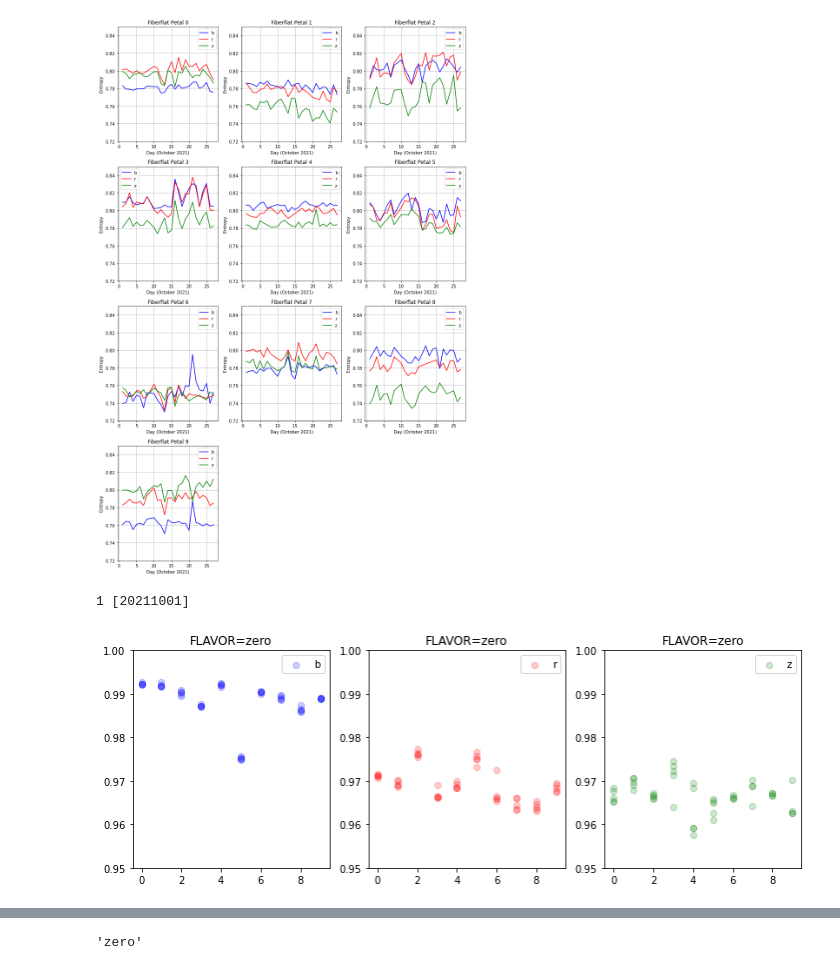
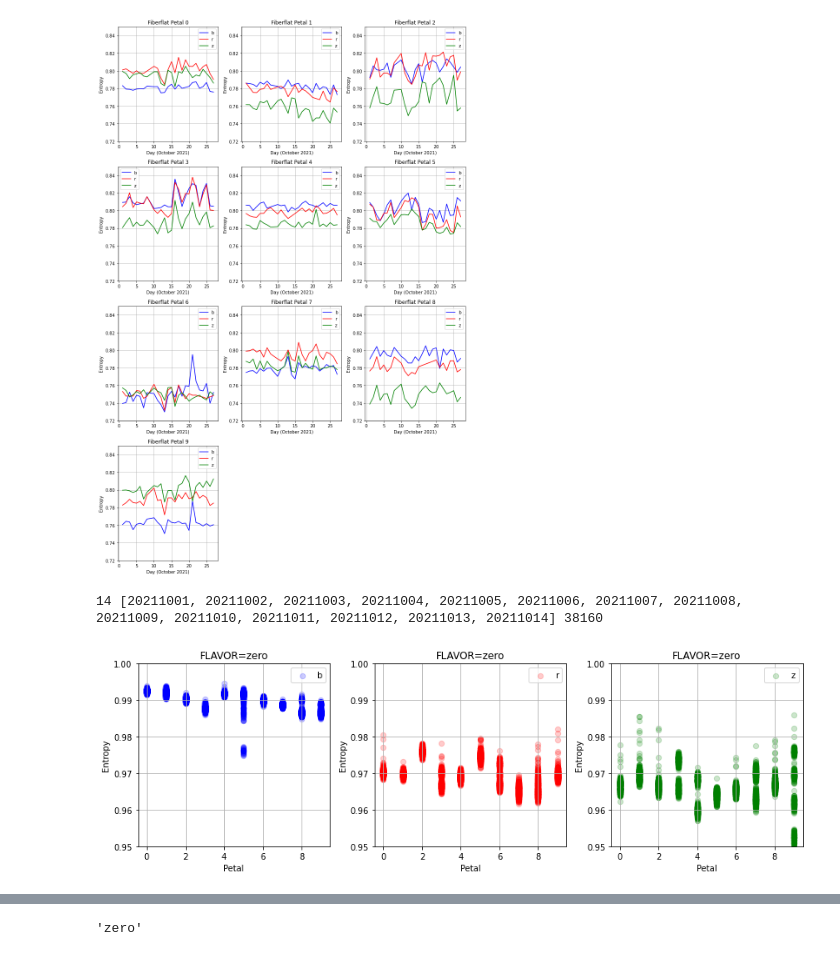
Before and after one commit to forero/SandboxDESI, a Jupyter notebook: entropy/explore_frames.ipynb, the cells around one changed output, grey strips where cells are left out. Saved outputs shown, nothing was run; the diff lists cells and outputs as text; code cells hidden in the pictures.

```diff
--- a/entropy/explore_frames.ipynb
+++ b/entropy/explore_frames.ipynb
@@ -109,25 +109,30 @@ for ic, petal in enumerate(range(10)):
 # %%
 colors = {'b':'blue', 'r':'red', 'z':'green'}
 data = pd.read_csv('entropy_exposures_202110.csv')
 dates = list(set(data['NIGHT']))
 dates.sort()
-print(len(dates), dates)
+print(len(dates), dates, len(data))
 plt.figure(figsize=(12,4))
+flavor = 'zero'
 for ic, camera in enumerate(['b', 'r', 'z']):
 
     plt.subplot(1,3,ic+1)
     for date in dates:
-        ii=(data['CAMERA']==camera) & (data['NIGHT']==date) & (data['FLAVOR']=='zero')
+        ii=(data['CAMERA']==camera) & (data['NIGHT']==date) & (data['FLAVOR']==flavor)
         if date!=dates[0]:
             plt.scatter(data['PETAL'][ii], data['ENTROPY'][ii], color=colors[camera], alpha=0.2, s=40)
         else:
             plt.scatter(data['PETAL'][ii], data['ENTROPY'][ii], label=camera, color=colors[camera], alpha=0.2, s=40)
-        plt.title('FLAVOR=zero')
+        plt.title('FLAVOR={}'.format(flavor))
     plt.legend()
     plt.ylim([0.9500, 1.0])
+    plt.grid()
+    plt.ylabel("Entropy")
+    plt.xlabel("Petal")
+plt.tight_layout()
 # %% [output]
-1 [20211001]
+14 [20211001, 20211002, 20211003, 20211004, 20211005, 20211006, 20211007, 20211008, 20211009, 20211010, 20211011, 20211012, 20211013, 20211014] 38160
-[figure, old version]
+[figure, new version]
 # %%
 colors = {'b':'blue', 'r':'red', 'z':'green'}
 data = pd.read_csv('entropy_exposures_202110.csv')
```
Also changed, not shown: parts of 1 cell of this notebook.
